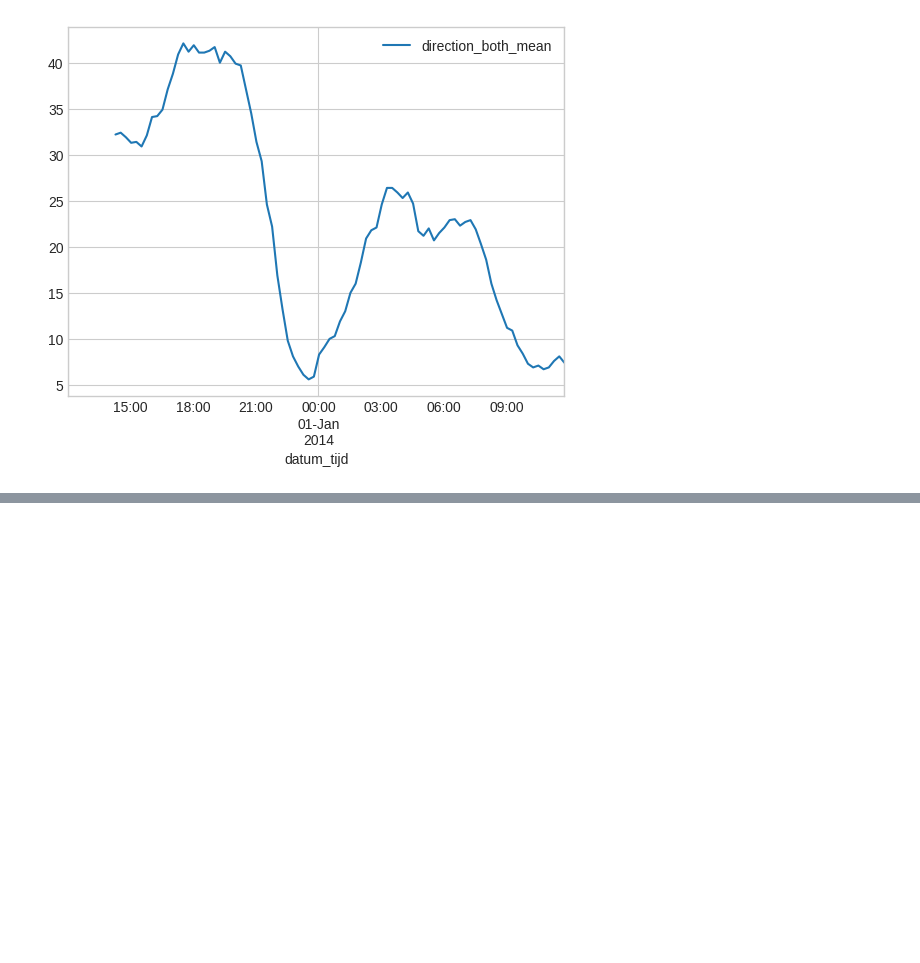
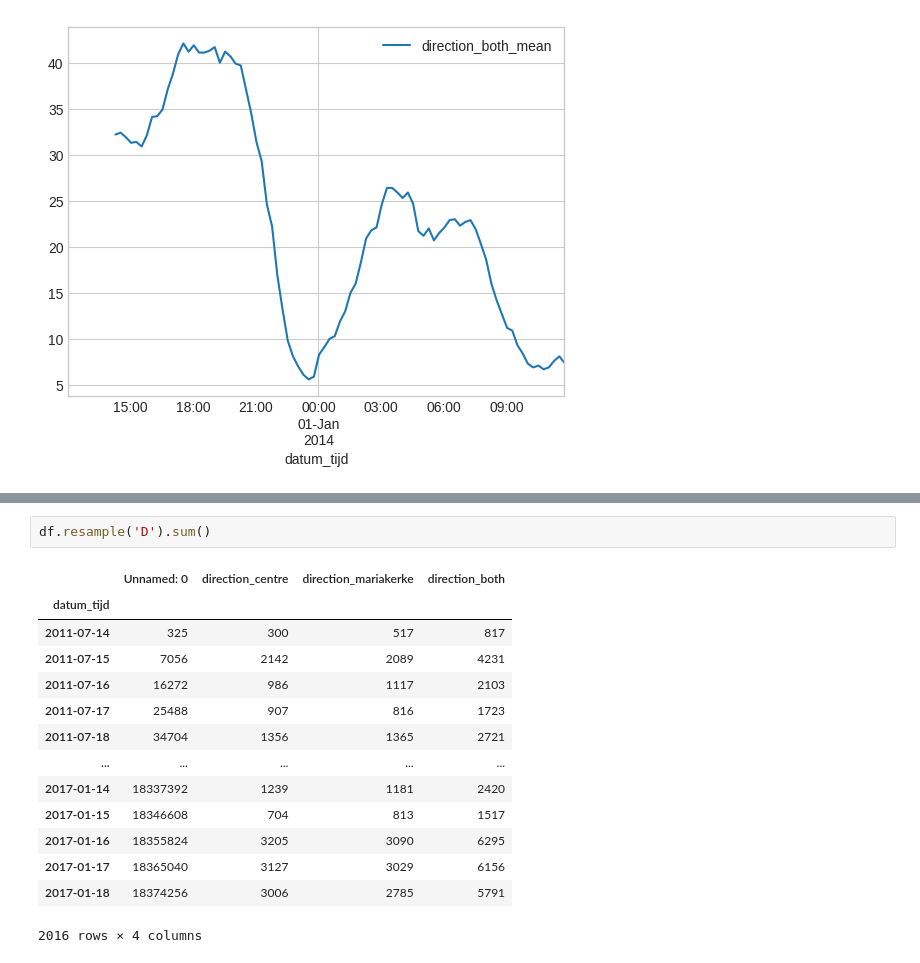
Before and after one commit to kimve1969/mgu_ds_cours, a Jupyter notebook: semestr 2.1/task 2/semestr_2_1_task_2.ipynb, the cells around one changed output, grey strips where cells are left out. Drawn from its saved outputs; the diff is of its cells as text; blank space fills up the shorter version.

```diff
--- a/semestr 2.1/task 2/semestr_2_1_task_2.ipynb
+++ b/semestr 2.1/task 2/semestr_2_1_task_2.ipynb
@@ -347,0 +367,17 @@ df_2013_2014.plot(y='direction_both_mean')
+# %%
+df.resample('D').sum()
+# %% [output]
+|  | Unnamed: 0 | direction_centre | direction_mariakerke | direction_both |
+| datum_tijd |  |  |  |  |
+| 2011-07-14 | 325 | 300 | 517 | 817 |
+| 2011-07-15 | 7056 | 2142 | 2089 | 4231 |
+| 2011-07-16 | 16272 | 986 | 1117 | 2103 |
+| 2011-07-17 | 25488 | 907 | 816 | 1723 |
+| 2011-07-18 | 34704 | 1356 | 1365 | 2721 |
+| ... | ... | ... | ... | ... |
+| 2017-01-14 | 18337392 | 1239 | 1181 | 2420 |
+| 2017-01-15 | 18346608 | 704 | 813 | 1517 |
+| 2017-01-16 | 18355824 | 3205 | 3090 | 6295 |
+| 2017-01-17 | 18365040 | 3127 | 3029 | 6156 |
+| 2017-01-18 | 18374256 | 3006 | 2785 | 5791 |
+2016 rows × 4 columns
```
Also changed, not shown: parts of 7 cells of this notebook.
